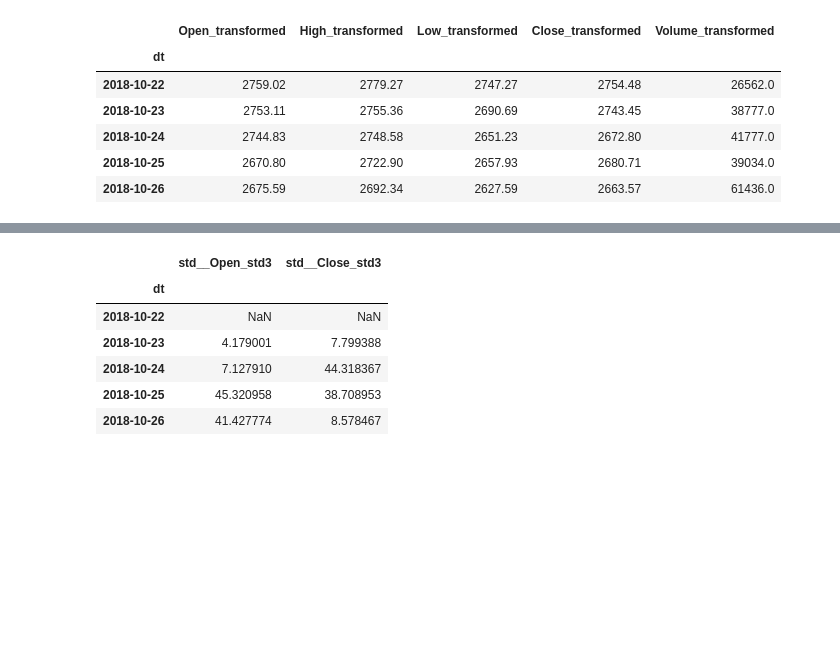
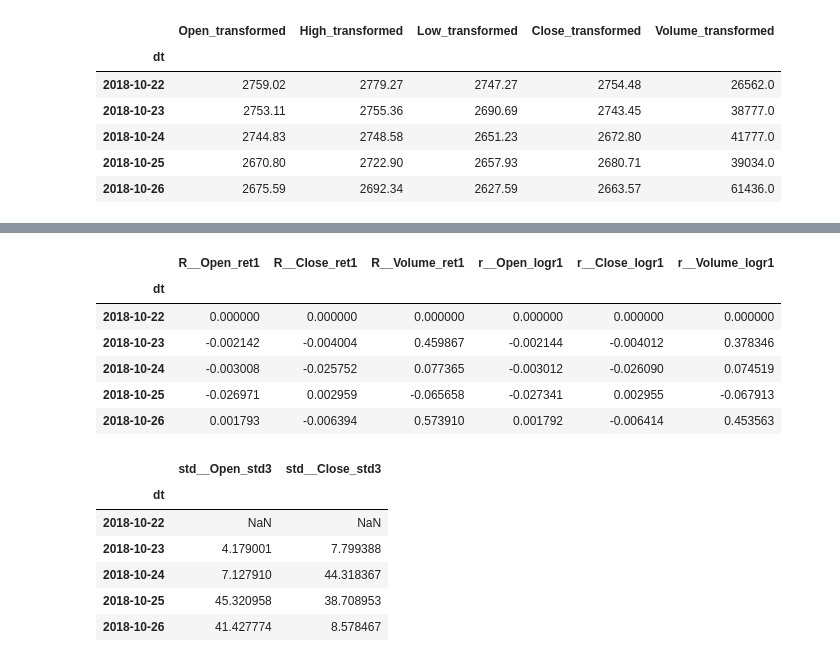
Before and after one commit to vtecftwy/myquantlab, a Jupyter notebook: nbs-dev/02_pipelines.ipynb, the cells around one changed output, grey strips where cells are left out. Drawn from its saved outputs; the diff is of its cells as text; code cells hidden in the pictures; blank space fills up the shorter version.

```diff
--- a/nbs-dev/02_pipelines.ipynb
+++ b/nbs-dev/02_pipelines.ipynb
@@ -106,3 +108,20 @@ pd.DataFrame(pipe.fit_transform(df), columns=pipe.get_feature_names_out(), index
 | 2018-10-24 | -0.003008 | -0.025752 | 0.077365 |
 | 2018-10-25 | -0.026971 | 0.002959 | -0.065658 |
 | 2018-10-26 | 0.001793 | -0.006394 | 0.573910 |
+# %%
+#| export
+class LogReturnTransformer(MyBaseTransformer):
+    """Evaluate the logarithmic return over 1 or more periods
+    """
+    def __init__(self, periods:int=1) -> None:
+        super().__init__()
+        self.periods = periods
+        self.postfix = f"logr{self.periods}"
+        self.nickname = f"r{self.periods}"
+
+    def transform(self, X) -> np.ndarray:
+        """log-return with previous bar, first bar is 0"""
+        X = X.copy()
+        if not isinstance(X, pd.DataFrame):
+            X = pd.DataFrame(X)
+        return np.log1p(X.pct_change(periods=self.periods).fillna(0.0)).values
@@ -109,3 +143,17 @@ pd.DataFrame(pipe.fit_transform(df), columns=pipe.get_feature_names_out(), index
+# %%
+pipe = ColumnTransformer([
+    ('R', SimpleReturnTransformer(), ['Open', 'Close', 'Volume']),
+    ('r', LogReturnTransformer(), ['Open', 'Close', 'Volume'])
+])
+pd.DataFrame(pipe.fit_transform(df), columns=pipe.get_feature_names_out(), index=df.index).head(5)
+# %% [output]
+|  | R__Open_ret1 | R__Close_ret1 | R__Volume_ret1 | r__Open_logr1 | r__Close_logr1 | r__Volume_logr1 |
+| dt |  |  |  |  |  |  |
+| 2018-10-22 | 0.000000 | 0.000000 | 0.000000 | 0.000000 | 0.000000 | 0.000000 |
+| 2018-10-23 | -0.002142 | -0.004004 | 0.459867 | -0.002144 | -0.004012 | 0.378346 |
+| 2018-10-24 | -0.003008 | -0.025752 | 0.077365 | -0.003012 | -0.026090 | 0.074519 |
+| 2018-10-25 | -0.026971 | 0.002959 | -0.065658 | -0.027341 | 0.002955 | -0.067913 |
+| 2018-10-26 | 0.001793 | -0.006394 | 0.573910 | 0.001792 | -0.006414 | 0.453563 |
 # %%
 #| export
 class StdTransformer(MyBaseTransformer):
```
Also changed, not shown: parts of 8 cells of this notebook, 2 other files.
